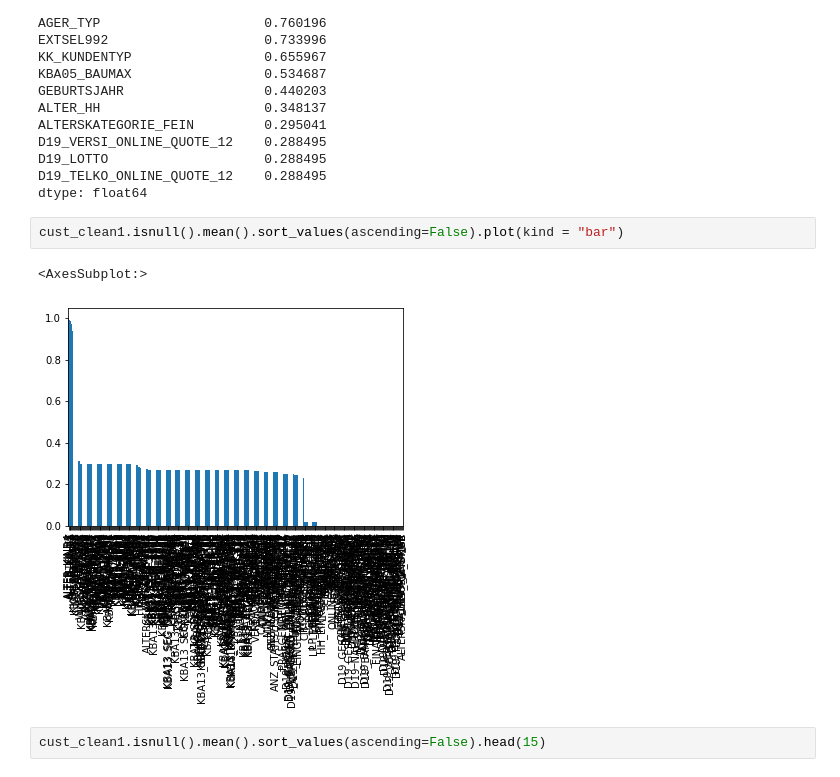
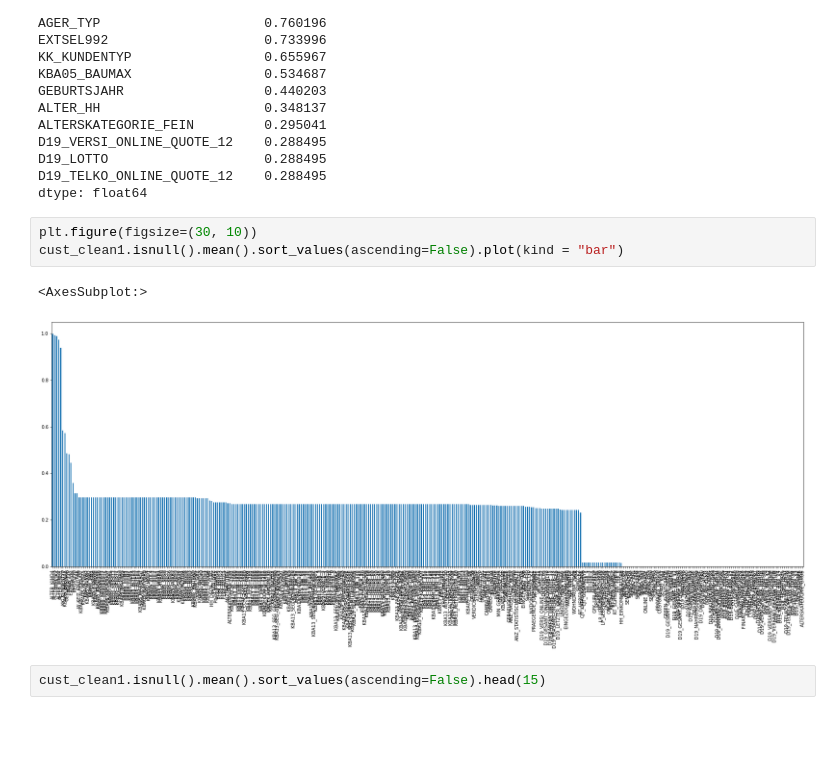
Before and after one commit to ditivaidya/Udacity-Project-IV, a Jupyter notebook: Arvato Project Workbook.ipynb, the cells around one changed output. Saved outputs shown, nothing was run; the diff lists cells and outputs as text; blank space fills up the shorter version.

```diff
--- a/Arvato Project Workbook.ipynb
+++ b/Arvato Project Workbook.ipynb
@@ -166,10 +172,11 @@ D19_LOTTO                    0.288495
 D19_TELKO_ONLINE_QUOTE_12    0.288495
 dtype: float64
 # %%
+plt.figure(figsize=(30, 10))
 cust_clean1.isnull().mean().sort_values(ascending=False).plot(kind = "bar")
 # %% [output]
 <AxesSubplot:>
-[figure, old version]
+[figure, new version]
 # %%
 cust_clean1.isnull().mean().sort_values(ascending=False).head(15)
 # %% [output]
```
Also changed, not shown: parts of 58 cells of this notebook, 1 other file.
